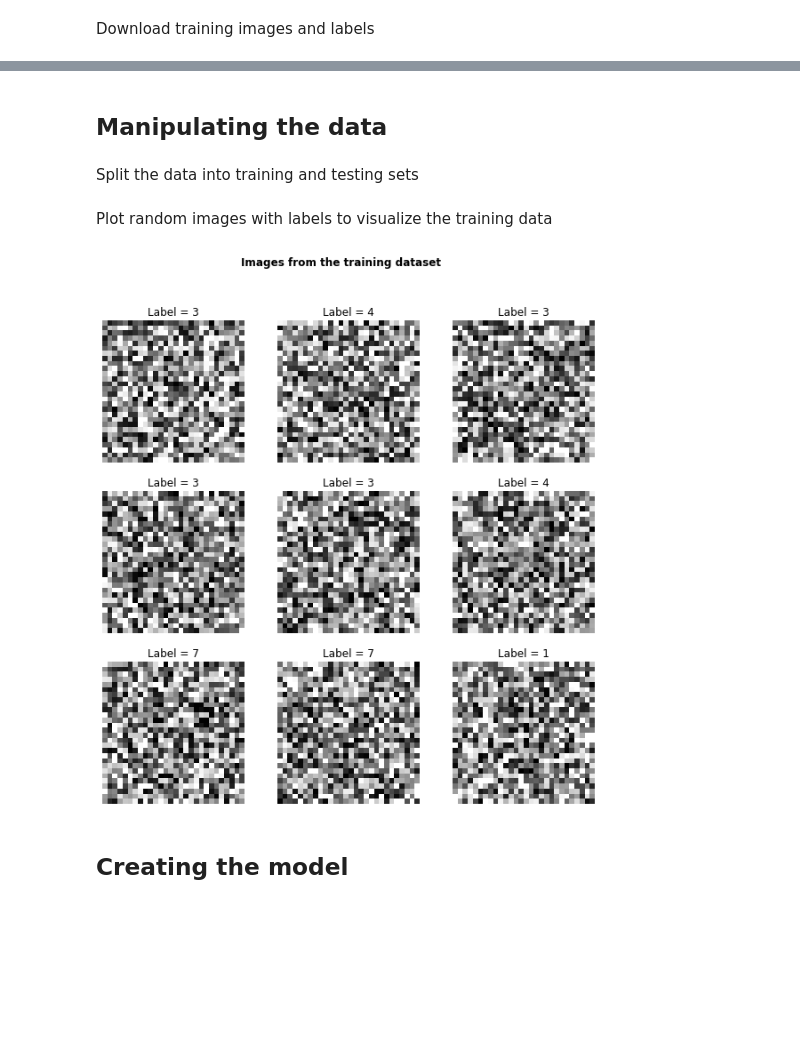
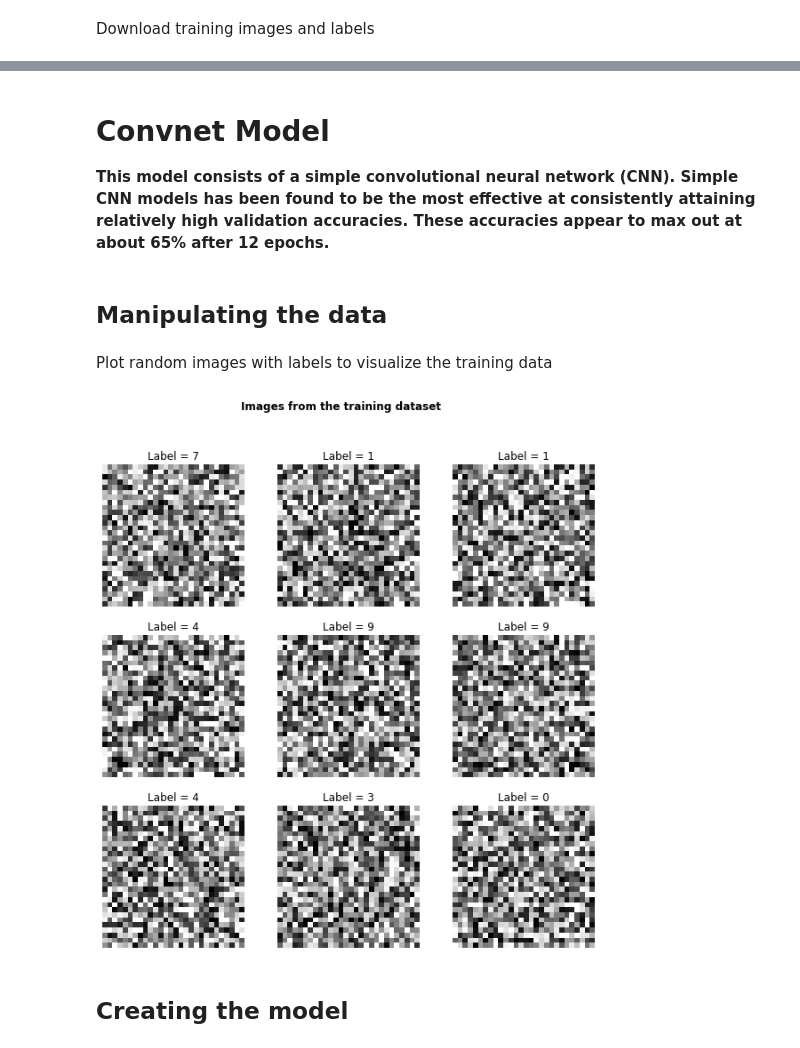
Before and after one commit to diegosol127/CSCE-636-Deep-Learning, a Jupyter notebook: Homework/CSCE_636_Proj01_Sol.ipynb, the cells around one changed output, grey strips where cells are left out. Cells and saved outputs as stored; diff of their text form; code cells hidden in the pictures; blank space fills up the shorter version.

```diff
--- a/Homework/CSCE_636_Proj01_Sol.ipynb
+++ b/Homework/CSCE_636_Proj01_Sol.ipynb
@@ -30,5 +34,5 @@ from IPython.core.pylabtools import figsize
 # %% [markdown]
 Download training images and labels
 # %%
-all_images = pickle.load(open('/content/drive/MyDrive/Colab Notebooks/CSCE_636_Project_1/636_project1_train_images', 'rb'))
-all_labels = pickle.load(open('/content/drive/MyDrive/Colab Notebooks/CSCE_636_Project_1/636_project1_train_labels', 'rb'))
+train_images = pickle.load(open('/content/drive/MyDrive/Colab Notebooks/CSCE_636_Project_1/636_project1_train_images', 'rb'))
+train_labels = pickle.load(open('/content/drive/MyDrive/Colab Notebooks/CSCE_636_Project_1/636_project1_train_labels', 'rb'))
@@ -39,35 +39,29 @@ all_labels = pickle.load(open('/content/drive/MyDrive/Colab Notebooks/CSCE_636_P
+# %% [markdown]
+# Convnet Model
+
+**This model consists of a simple convolutional neural network (CNN). Simple CNN models has been found to be the most effective at consistently attaining relatively high validation accuracies. These accuracies appear to max out at about 65% after 12 epochs.**
 # %% [markdown]
 ## Manipulating the data
-# %% [markdown]
-Split the data into training and testing sets
-# %%
-data_split = 50000
-
-train_images = all_images[:data_split,:,:]
-train_labels = all_labels[:data_split,]
-
-test_images = all_images[data_split:,:,:]
-test_labels = all_labels[data_split:,]
 # %% [markdown]
 Plot random images with labels to visualize the training data
 # %%
 # create figure to randomly display training data
 fig1, ax1 = plt.subplots(3,3,figsize=(10,10))
 fig1.suptitle("Images from the training dataset", fontweight="bold")
 
 for ii in range(9):
   # generate random number in training set
-  n = np.random.choice(data_split)
+  n = np.random.choice(60000)
 
   # plot training images to subplot
   ax1 = plt.subplot(3, 3, ii + 1)
   ax1.set_title(f"Label = {train_labels[n]}")
   plt.imshow(train_images[n], cmap=plt.cm.binary)
   plt.axis('off')
 
 plt.show()
 # %% [output]
-[figure, old version]
+[figure, new version]
 # %% [markdown]
 ## Creating the model
 # %% [markdown]
```
Also changed, not shown: parts of 30 cells of this notebook.
